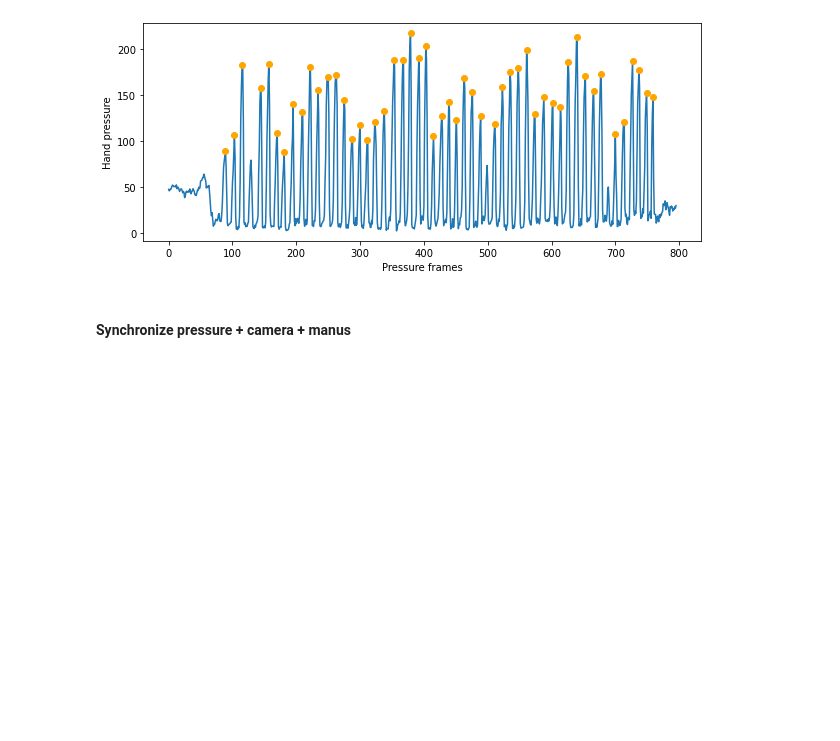
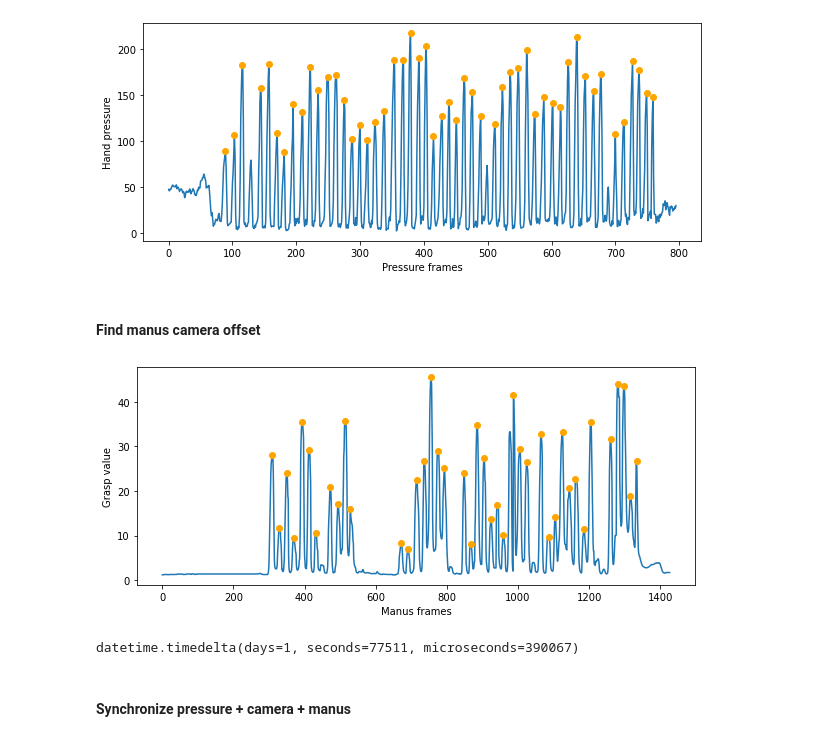
Before and after one commit to lucas-ventura/tactile2object, a Jupyter notebook: intrinsics_extrinsics/synchronize.ipynb, the cells around one changed output. Drawn from its saved outputs; the diff is of its cells as text; code cells hidden in the pictures; blank space fills up the shorter version.

```diff
--- a/intrinsics_extrinsics/synchronize.ipynb
+++ b/intrinsics_extrinsics/synchronize.ipynb
@@ -109,3 +109,9 @@ ts_first_c = ts_camera[frame_first_c]
 
 # Offset between pressure and camera
 pc_offset = ts_first_p - ts_first_c
+# %% [markdown]
+#### Find manus camera offset
+# %%
+manus.plot_grasps(height=5)
+# %% [output]
+[figure, added]
@@ -112,3 +131,7 @@ pc_offset = ts_first_p - ts_first_c
+# %%
+datetime.fromtimestamp(ts_first_m) - datetime.fromtimestamp(ts_first_c)
+# %% [output]
+datetime.timedelta(days=1, seconds=77511, microseconds=390067)
 # %% [markdown]
 #### Synchronize pressure + camera + manus
 # %%
```
Also changed, not shown: parts of 5 cells of this notebook, 1 other file.
